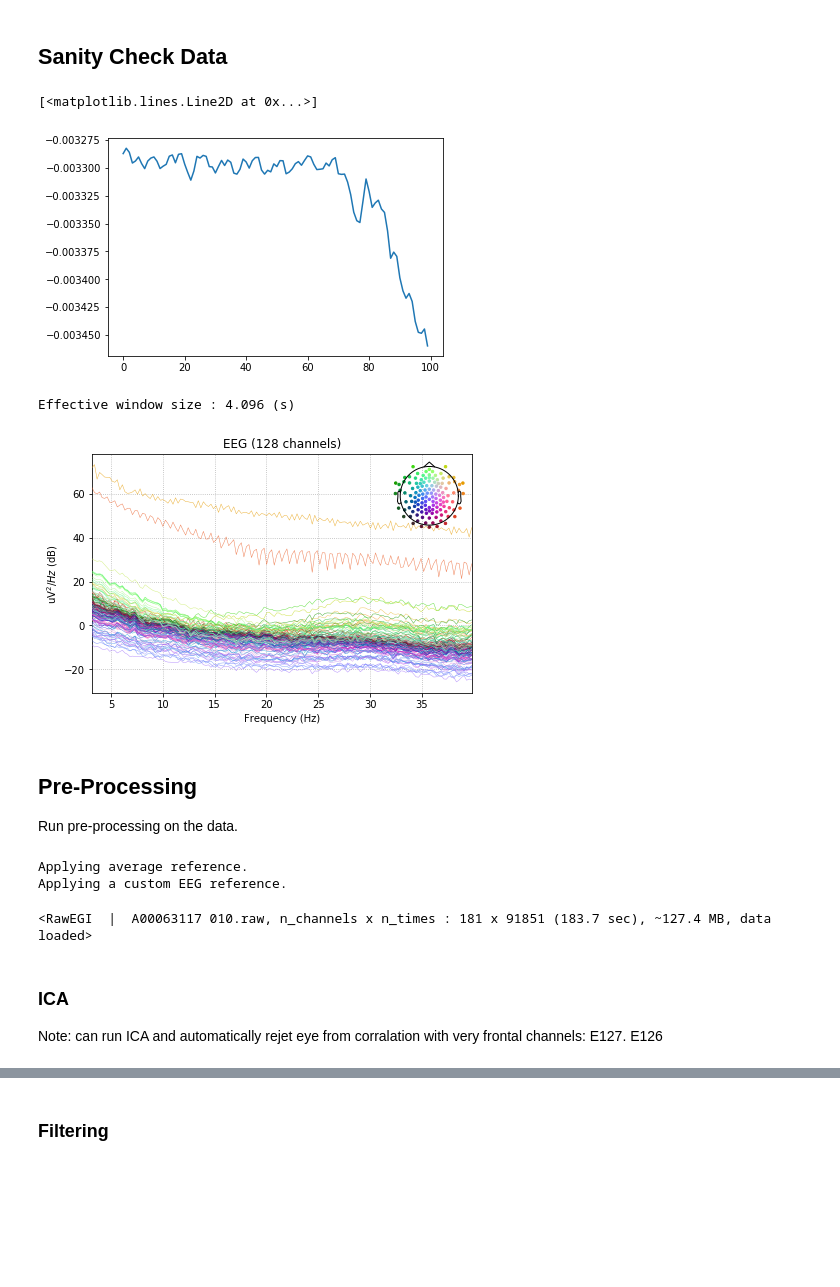
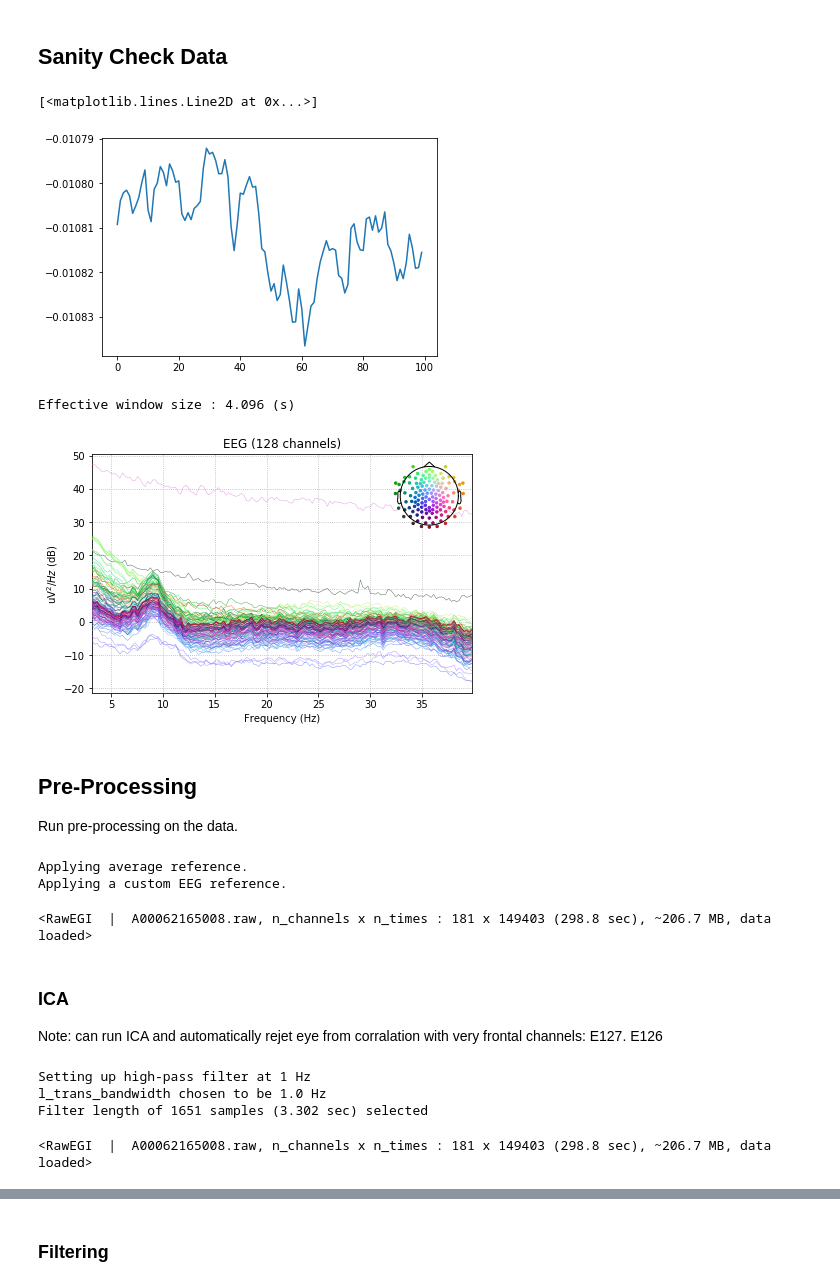
Before and after one commit to TomDonoghue/HyperEEG, a Jupyter notebook: notebooks/01-EEGProcessing.ipynb, the cells around one changed output, grey strips where cells are left out. Drawn from its saved outputs; the diff is of its cells as text; code cells hidden in the pictures; blank space fills up the shorter version.

```diff
--- a/notebooks/01-EEGProcessing.ipynb
+++ b/notebooks/01-EEGProcessing.ipynb
@@ -31,7 +37,9 @@ from mne.preprocessing import ICA
 #     return eeg, evs
 
 def get_files(files, num):
-    """Return specified file type from list of files."""
+    """Return specified file type from list of files.
+    Note: scrappy implementation - returns only first found file that matches pattern.
+    """
 
     for file in files:
         if num in file:
@@ -58,7 +66,7 @@ dat_path = '/Users/tom/Desktop/HyperEEG_Project/Data/'
 # ToDo: general stuff to get a list of available subjects
 # %%
 # Set subject to load
-sub_num = 'A00063117'
+sub_num = 'A00062165'
 subj_path = os.path.join(dat_path, sub_num, 'EEG', 'raw', 'raw_format')
 # %%
 # Get list of subject files
@@ -68,7 +76,8 @@ subj_files = os.listdir(subj_path)
 subj_files = [file for file in subj_files if 'A0' in file]
 # %%
 # Get specific block
-f_type = '010'
+#  Note: want to start with contrast change detection: '006', 008', '010'
+f_type = '08'
 cur_eeg_file = get_files(subj_files, f_type)
 # %%
 # Load subject of data
@@ -120,13 +131,13 @@ _ = mne.viz.plot_events(dat_evs, raw.info['sfreq'])
 plt.plot(raw._data[0, 0:100])
 # %% [output]
 [<matplotlib.lines.Line2D at 0x...>]
-[figure, old version]
+[figure, new version]
 # %%
 # Check the power spectrum of each channel
-raw.plot_psd(tmin=0, fmin=3, fmax=40);
+raw.plot_psd(tmin=10, fmin=3, fmax=40);
 # %% [output]
 Effective window size : 4.096 (s)
-[figure, old version]
+[figure, new version]
 # %%
 #raw.plot_psd_topo();
 # %% [markdown]
@@ -141,13 +152,18 @@ raw.set_eeg_reference()
 # %% [output]
 Applying average reference.
 Applying a custom EEG reference.
-<RawEGI  |  A00063117 010.raw, n_channels x n_times : 181 x 91851 (183.7 sec), ~127.4 MB, data loaded>
+<RawEGI  |  A00062165008.raw, n_channels x n_times : 181 x 149403 (298.8 sec), ~206.7 MB, data loaded>
 # %% [markdown]
 ### ICA
 
 Note: can run ICA and automatically rejet eye from corralation with very frontal channels: E127. E126
 # %%
 # High pass filter for ICA
-#raw.filter(l_freq=1., h_freq=None, fir_design='firwin')
+raw.filter(l_freq=1., h_freq=None, fir_design='firwin')
+# %% [output]
+Setting up high-pass filter at 1 Hz
+l_trans_bandwidth chosen to be 1.0 Hz
+Filter length of 1651 samples (3.302 sec) selected
+<RawEGI  |  A00062165008.raw, n_channels x n_times : 181 x 149403 (298.8 sec), ~206.7 MB, data loaded>
 # %%
 # ICA Settings
```
Also changed, not shown: parts of 31 cells of this notebook.
